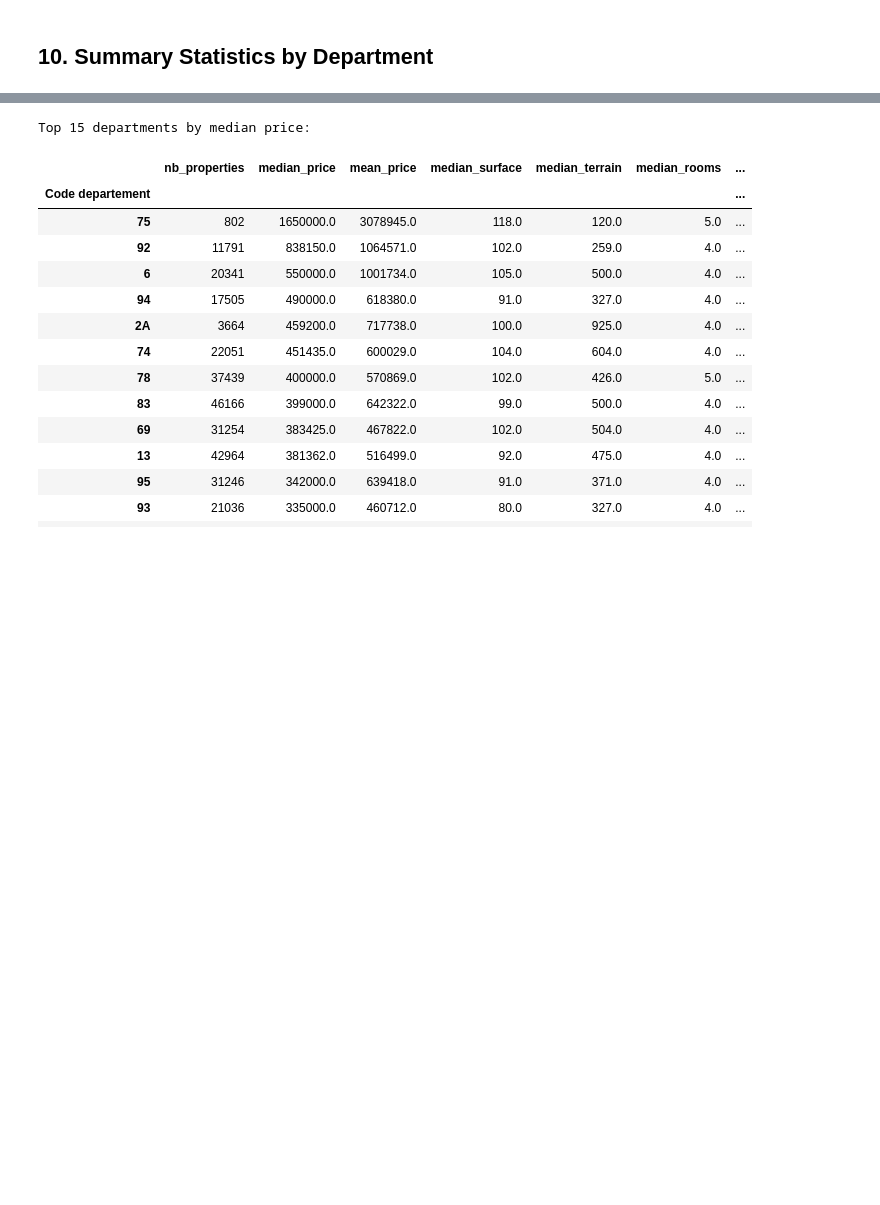
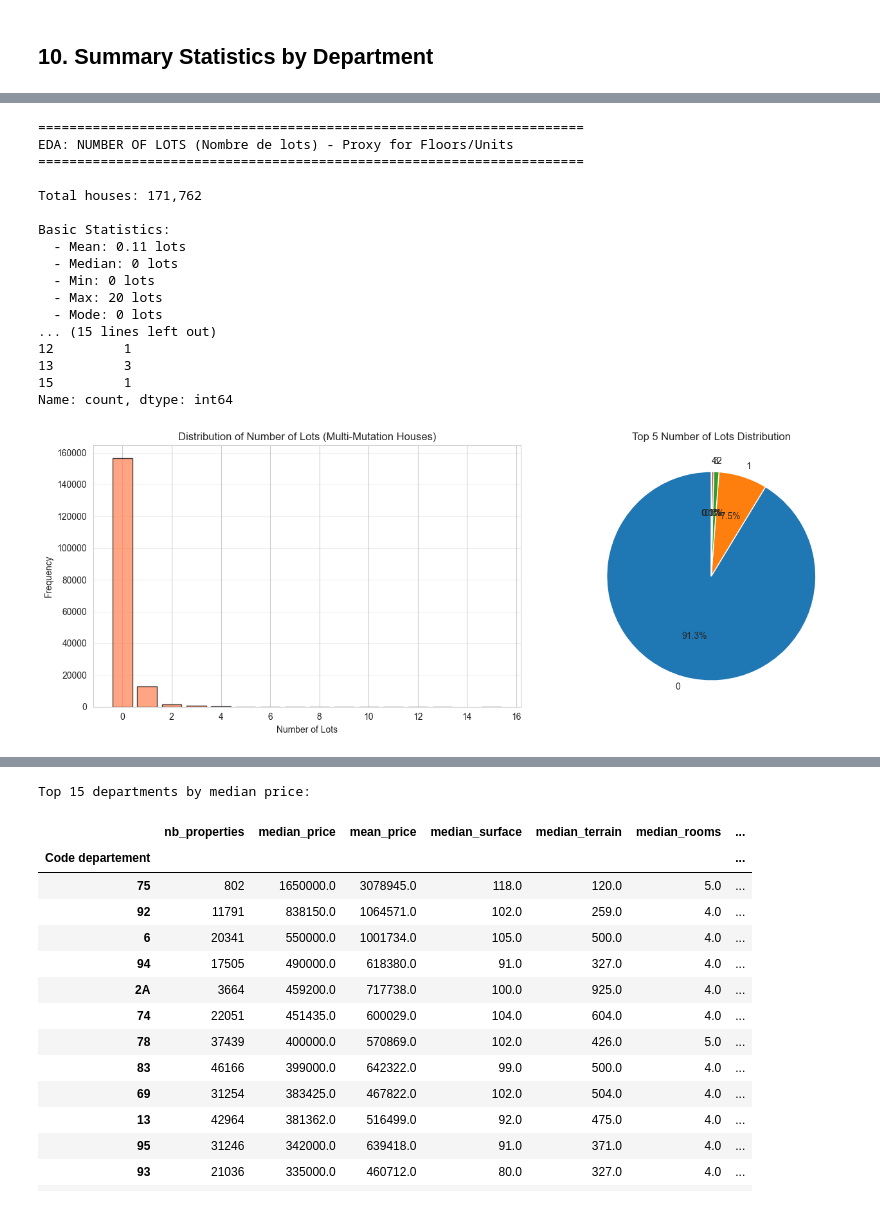
Before and after one commit to xvanausloos/ldi_dvf, a Jupyter notebook: notebooks/06_dvf_eda_france_cleaned.ipynb, the cells around one changed output, grey strips where cells are left out. Cells and saved outputs as stored; diff of their text form; code cells hidden in the pictures; blank space fills up the shorter version.

```diff
--- a/notebooks/06_dvf_eda_france_cleaned.ipynb
+++ b/notebooks/06_dvf_eda_france_cleaned.ipynb
@@ -526,0 +887,55 @@ plt.show()
+# %%
+# EDA: Number of Lots (proxy for floors/apartments)
+print("=" * 70)
+print("EDA: NUMBER OF LOTS (Nombre de lots) - Proxy for Floors/Units")
+print("=" * 70)
+
+lots_data = multi_mutation_filtered['Nombre de lots']
+print(f"\nTotal houses: {len(lots_data):,}")
+print(f"\nBasic Statistics:")
+print(f"  - Mean: {lots_data.mean():.2f} lots")
+print(f"  - Median: {lots_data.median():.0f} lots")
+print(f"  - Min: {lots_data.min():.0f} lots")
+print(f"  - Max: {lots_data.max():.0f} lots")
+print(f"  - Mode: {lots_data.mode().values[0] if len(lots_data.mode()) > 0 else 'N/A'} lots")
+
+print(f"\nDistribution:")
+print(lots_data.value_counts().sort_index().head(15))
+
+# Visualization
+fig, axes = plt.subplots(1, 2, figsize=(14, 5))
+
+# Bar chart for lots distribution
+lots_counts = lots_data.value_counts().sort_index().head(15)
+axes[0].bar(lots_counts.index, lots_counts.values, color='coral', alpha=0.7, edgecolor='black')
+axes[0].set_xlabel('Number of Lots')
+axes[0].set_ylabel('Frequency')
+axes[0].set_title('Distribution of Number of Lots (Multi-Mutation Houses)')
+axes[0].grid(True, alpha=0.3, axis='y')
+
+# Pie chart for most common values
+top_lots = lots_data.value_counts().head(5)
+axes[1].pie(top_lots.values, labels=top_lots.index, autopct='%1.1f%%', startangle=90)
+axes[1].set_title('Top 5 Number of Lots Distribution')
+
+plt.tight_layout()
+plt.show()
+# %% [output]
+======================================================================
+EDA: NUMBER OF LOTS (Nombre de lots) - Proxy for Floors/Units
+======================================================================
+
+Total houses: 171,762
+
+Basic Statistics:
+  - Mean: 0.11 lots
+  - Median: 0 lots
+  - Min: 0 lots
+  - Max: 20 lots
+  - Mode: 0 lots
+... (15 lines left out)
+12         1
+13         3
+15         1
+Name: count, dtype: int64
+[figure, added]
```
Also changed, not shown: parts of 23 cells of this notebook, 1 other file.
